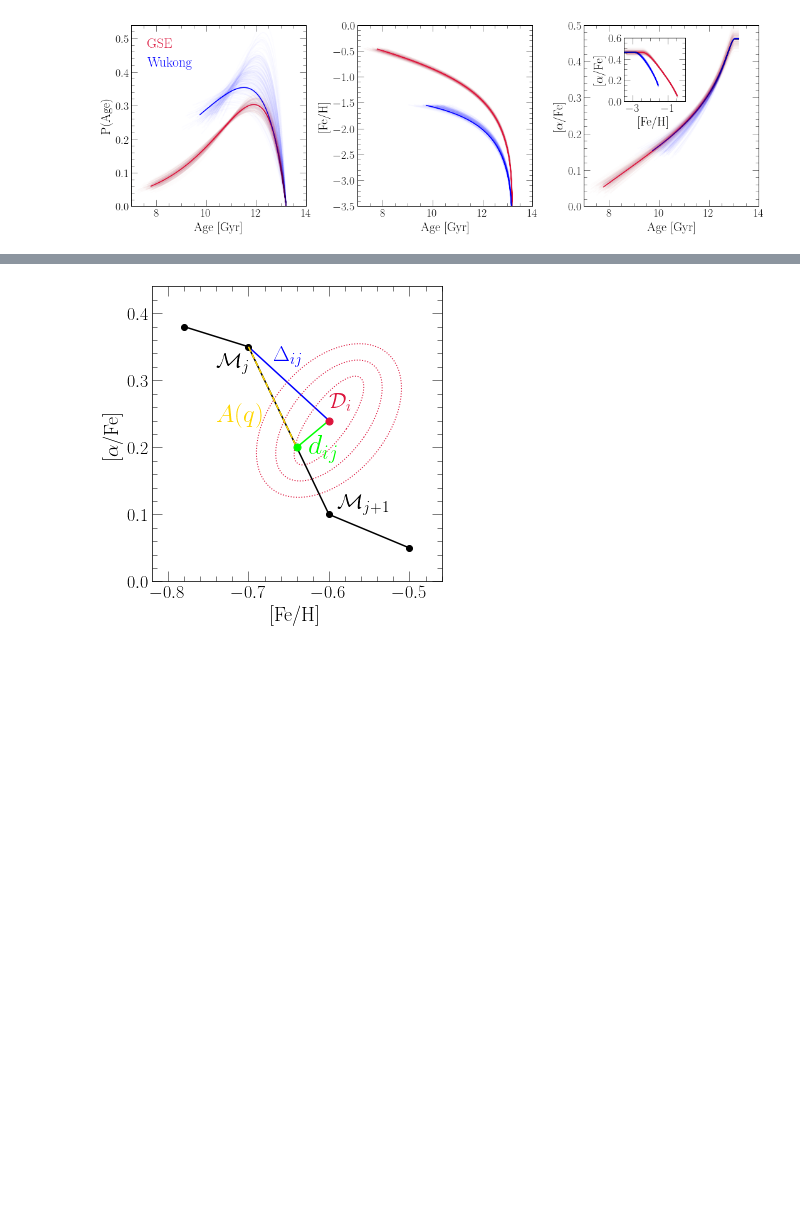
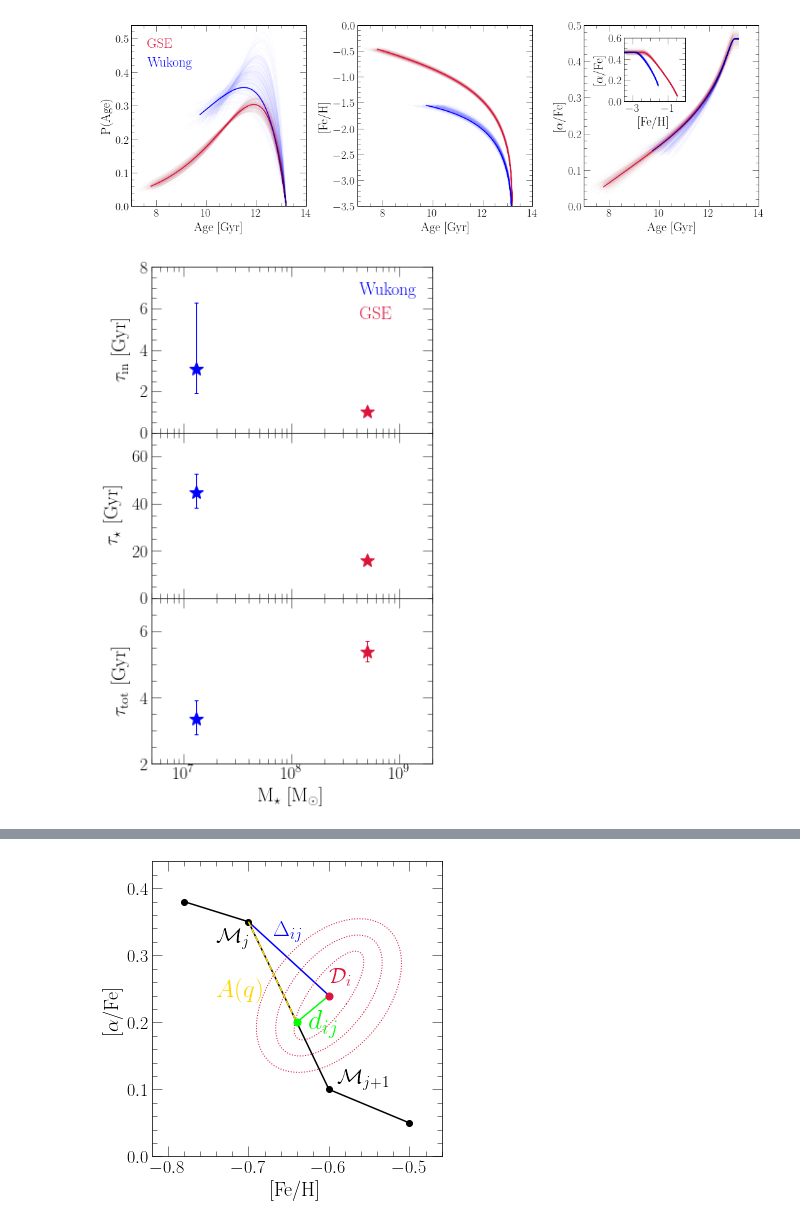
Before and after one commit to giganano/h3halo, a Jupyter notebook: notebooks/paperplots.ipynb, the cells around one changed output, grey strips where cells are left out. Cells and saved outputs as stored; diff of their text form; code cells hidden in the pictures; blank space fills up the shorter version.

Commit message:
paper updates

```diff
--- a/notebooks/paperplots.ipynb
+++ b/notebooks/paperplots.ipynb
@@ -1789,3 +1789,99 @@ plt.show()
 # %% [output]
 199
 [figure]
+# %%
+fig = plt.figure(figsize = (5, 8))
+axes = []
+ylabels = [
+    r"$\tau_\text{in}$ [Gyr]",
+    r"$\tau_\star$ [Gyr]",
+    r"$\tau_\text{tot}$ [Gyr]"
+]
+ylim = [
+    [0, 8],
+    [0, 70],
+    [2, 7]
+]
+for i in range(3):
+    kwargs = {}
+    if i: kwargs["sharex"] = axes[0]
+    axes.append(fig.add_subplot(311 + i, **kwargs))
+    if i == 2: axes[i].set_xlabel(r"M$_\star$ [M$_\odot$]")
+    axes[i].set_ylabel(ylabels[i], labelpad = 10)
+    axes[i].set_xlim([5e6, 2e9])
+    axes[i].set_ylim(ylim[i])
+    axes[i].set_xscale("log")
+mstar_gse = 5.0e8
+mstar_wukong = 1.3e7
+
+def plot_fit(params, mstar, **kwargs):
+    keys = ["tau_in", "tau_star", "tau_tot"]
+    for i in range(len(axes)):
+        axes[i].errorbar(mstar, params[keys[i]][0],
+            yerr = [[params[keys[i]][2]], [params[keys[i]][1]]], **kwargs)
+
+gse_fiducial = {
+    "tau_in": [1.01, 0.13, 0.13],
+    "eta": [8.84, 0.83, 0.89],
+    "tau_star": [16.08, 1.33, 1.26],
+    "tau_tot": [5.40, 0.32, 0.31],
+    "yfecc": [7.78, 0.37, 0.38],
+    "yfeia": [1.23, 0.11, 0.10]
+}
+
+gse_noages = {
+    "tau_in": [2.18, 0.43, 0.56],
+    "eta": [9.56, 0.72, 0.77],
+    "tau_star": [26.60, 4.83, 6.11],
+    "tau_tot": [10.73, 1.76, 2.69],
+    "yfecc": [7.25, 0.55, 0.57],
+    "yfeia": [1.06, 0.10, 0.09]
+}
+
+wukong_fiducial = {
+    "tau_in": [3.08, 3.19, 1.16],
+    "eta": [47.99, 4.76, 4.98],
+    "tau_star": [44.97, 7.85, 6.77],
+    "tau_tot": [3.36, 0.55, 0.47],
+    "yfecc": 3 * [float("nan")],
+    "yfeia": 3 * [float("nan")]
+}
+
+wukong_withyields = {
+    "tau_in": [14.80, 22.19, 11.10],
+    "eta": [18.26, 15.63, 12.59],
+    "tau_star": [43.98, 24.85, 12.48],
+    "tau_tot": [2.33, 1.92, 0.78],
+    "yfecc": [6.17, 0.55, 0.70],
+    "yfeia": [2.42, 0.88, 0.65]
+}
+
+kwargs = {
+    "linewidth": 1,
+    "capsize": 2,
+    "marker": markers()["star"],
+    "markersize": 15
+}
+plot_fit(wukong_fiducial, mstar_wukong, c = named_colors()["blue"], **kwargs)
+plot_fit(gse_fiducial, mstar_gse, c = named_colors()["crimson"], **kwargs)
+# plot_fit(wukong_withyields, mstar_wukong, c = named_colors()["blue"], alpha = 0.4, **kwargs)
+# plot_fit(gse_noages, mstar_gse, c = named_colors()["crimson"], alpha = 0.4, **kwargs)
+
+line1, = axes[0].plot([1, 10], [1, 10], c = named_colors()["blue"], label = "Wukong")
+line2, = axes[0].plot([1, 10], [1, 10], c = named_colors()["crimson"], label = "GSE")
+kwargs = {
+    "loc": mpl_loc("upper right"),
+    "handlelength": 0
+}
+leg = axes[0].legend(**kwargs)
+fancy_legend(leg, ["blue", "crimson"])
+
+plt.tight_layout()
+plt.subplots_adjust(hspace = 0)
+for ext in ["pdf", "jpeg"]:
+    kwargs = {}
+    if ext == "jpeg": kwargs["dpi"] = 200
+    plt.savefig("../paper/gse_wukong_timescales.%s" % (ext), **kwargs)
+plt.show()
+# %% [output]
+[figure, added]
```
Also changed, not shown: parts of 2 cells of this notebook, 15 other files.
